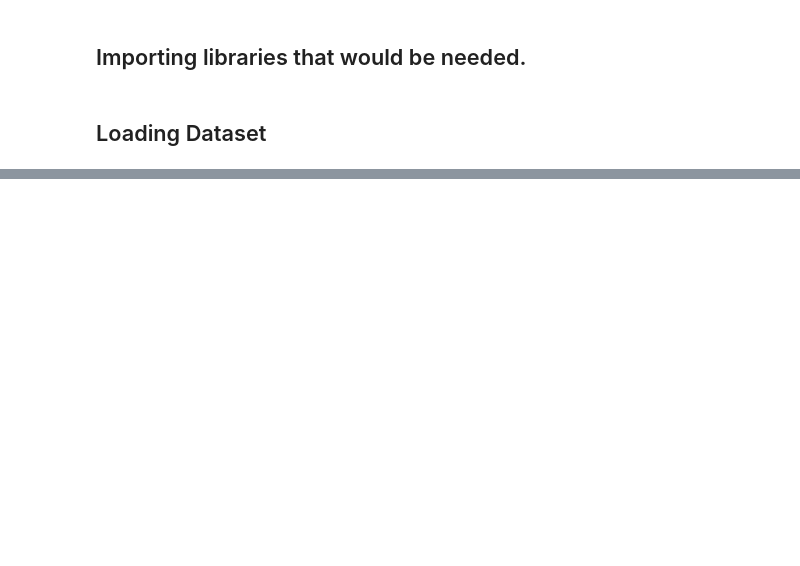
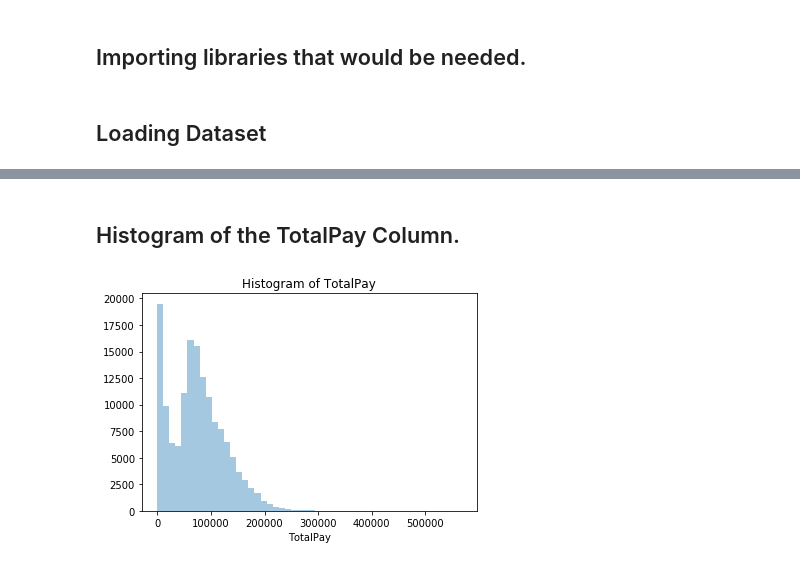
Before and after one commit to freddysolace/San-Francisco-Employee-Salary-Analysis, a Jupyter notebook: San Francisco Employee Salary Analysis.ipynb, the cells around one changed output, grey strips where cells are left out. Cells and saved outputs as stored; diff of their text form; code cells hidden in the pictures; blank space fills up the shorter version.

Commit message:
Performed summary statistics
To find out the quantitative and categorical data
Made deductions from histogram plots of the quantitative data.

```diff
--- a/San Francisco Employee Salary Analysis.ipynb
+++ b/San Francisco Employee Salary Analysis.ipynb
@@ -50,0 +111,8 @@ print(employee_salary.shape)
+# %% [markdown]
+## Histogram of the TotalPay Column.
+# %%
+# plotting a histogram of the TotalPay coulmn
+sns.distplot(employee_salary["TotalPay"],kde=False).set_title("Histogram of TotalPay")
+plt.show()
+# %% [output]
+[figure, added]
```
Also changed, not shown: parts of 19 cells of this notebook, 1 other file.
